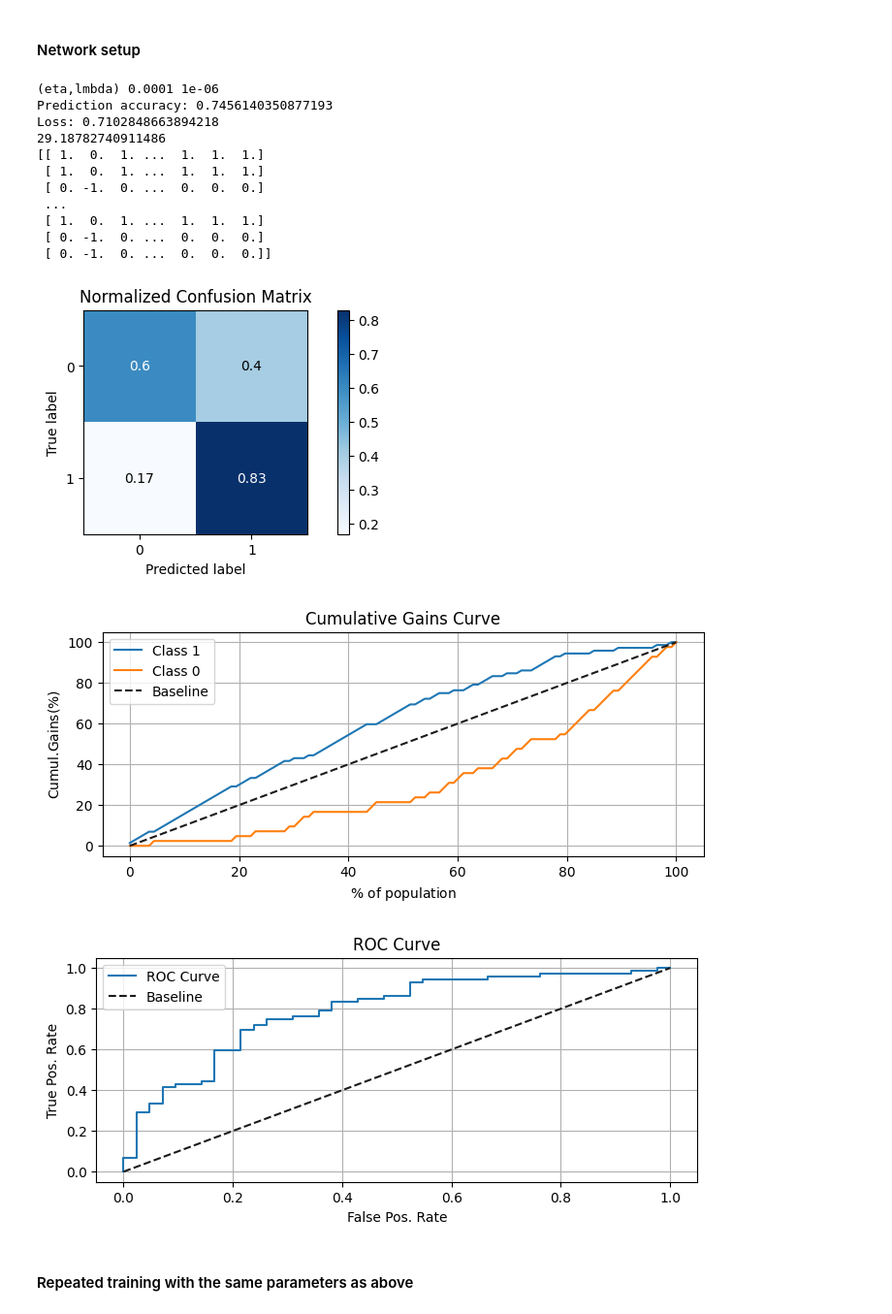
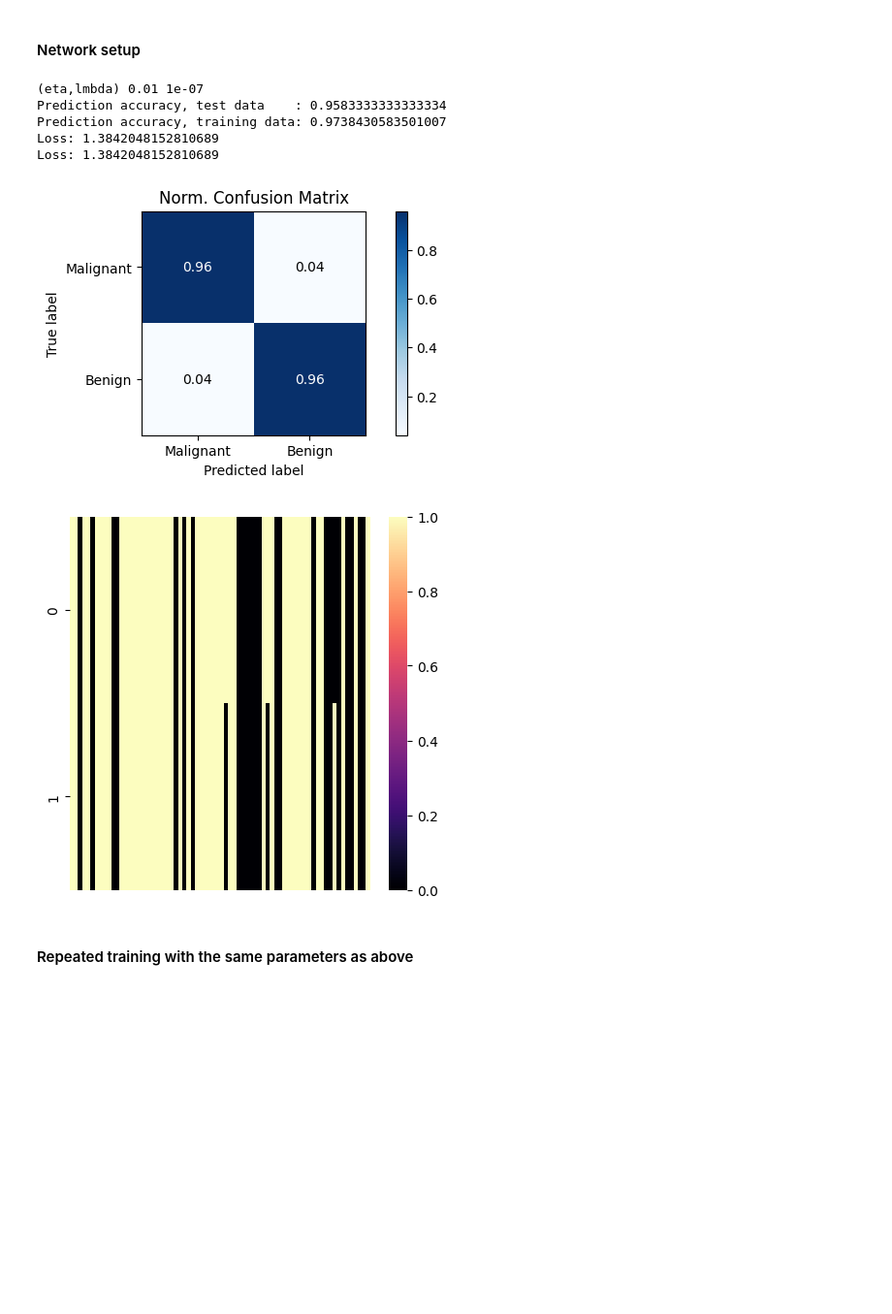
Before and after one commit to andersthorstadboe/project-2-fys-stk4155-ffneural-network, a Jupyter notebook: 01-main/project-02-FFNN-Classifiction.ipynb, the cells around one changed output. Shown at 97% size. Drawn from its saved outputs; the diff is of its cells as text; code cells hidden in the pictures; blank space fills up the shorter version.

```diff
--- a/01-main/project-02-FFNN-Classifiction.ipynb
+++ b/01-main/project-02-FFNN-Classifiction.ipynb
@@ -130,7 +118,7 @@ anp.random.seed(def_seed)
 
 n_inputs,n_features = inputs_train_s.shape
 
-layer_output_sizes = [15,5,1]
+layer_output_sizes = [15,10,1]
 
 hidden_func  = sigmoid #sigmoid, ReLU, expReLU, LeakyReLU, identity, tanh
 hidden_der = sigmoid_der #elementwise_grad(hidden_func)
@@ -153,59 +141,62 @@ network_cl = FFNeuralNework(network_input_size=n_features,layer_output_size=laye
                             cost_function=cost_func,cost_derivative=cost_der,random_state=def_seed)
 
 network_cl.create_layers()
 
 ## Gradient Descent setup
-eta = 1e-4
+eta = 1e-2
 gamma = 0.000001
-lmbda = 1e-6; lp = 2
-gamma = 0.00001
-decay = 0.009
+lmbda = 1e-7; lp = 2
+gamma = 0.0000001
+decay = 0.005
 
-batches = 5; epoch = 1000
+batches = 30; epoch = 1000
 
 ## Calling the gradient descent (GD)-method
 #GDMethod = [PlainGD(eta,lmbda=lmbda,lp=lp),PlainGD(eta,lmbda=lmbda,lp=lp)]
 #GDMethod = [MomentumGD(eta,gamma,lmbda=lmbda,lp=lp),MomentumGD(eta,gamma,lmbda=lmbda,lp=lp)]
 #GDMethod = [Adagrad(eta,gamma,lmbda,lp=lp),Adagrad(eta,gamma,lmbda,lp=lp)]
 GDMethod = [RMSprop(eta,decay=decay),RMSprop(eta,decay=decay)]
 #GDMethod = [ADAM(eta),ADAM(eta)]
 
 
-network_cl.train_network(input=inputs_train_s,target=targets_train,GDMethod=GDMethod,
+network_cl.train_network(input=inputs_train_s,target=targets_train,GDMethod=GDMethod,eta=eta,
                                 batches=batches,epochs=epoch)
 
 final_prediction = network_cl.predict(inputs_test_s,binary=False)
 final_prediction_bin = np.zeros_like(final_prediction)
 for k in range(len(final_prediction)):
     if final_prediction[k] >= 0.5:
         final_prediction_bin[k] = 1
 
+final_prediction_train = network_cl.predict(inputs_train_s,binary=False)
+final_prediction_train_bin = np.zeros_like(final_prediction_train)
+for k in range(len(final_prediction_train)):
+    if final_prediction_train[k] >= 0.5:
+        final_prediction_train_bin[k] = 1
+
 acc = accuracy_score(targets_test,final_prediction_bin)#network_cl.accuracy(final_prediction,targets=targets_test#print('(eta,gamma)',eta[i],gamma[j])
+acc_train = accuracy_score(targets_train,final_prediction_train_bin)
 print('(eta,lmbda)',eta,lmbda)
-print('Prediction accuracy:',acc)
+print('Prediction accuracy, test data    :',acc)
+print('Prediction accuracy, training data:',acc_train)
 print('Loss:',network_cl.cost(inputs_test_s,targets_test))
-mse_train = mse_predict(final_prediction,targets_test)
-print(mse_train)
+print('Loss:',log_loss(final_prediction,targets_test))
 
-print(targets_test-final_prediction_bin)
-ax = confusion_roc_cumul_gains(targets_test,final_prediction[:,0])
-
+#print(targets_test - final_prediction_bin)
+#print((targets_test - final_prediction_bin)[:5,:5])
+ax = confusion_roc_cumul_gains(targets_test,final_prediction[:,0],plots='confusion')
 #print('Prediction accuracy:',acc)
+fig,cx = plt.subplots(1,1,figsize=(5,5))
+#_ = plt.imshow([targets_test,final_prediction_bin[:,0]],aspect='auto')
+cx = sns.heatmap([targets_test,final_prediction_bin[:,0]],xticklabels=False,cmap='magma')
 # %% [output]
-(eta,lmbda) 0.0001 1e-06
-Prediction accuracy: 0.7456140350877193
-Loss: 0.7102848663894218
-29.18782740911486
-[[ 1.  0.  1. ...  1.  1.  1.]
- [ 1.  0.  1. ...  1.  1.  1.]
- [ 0. -1.  0. ...  0.  0.  0.]
- ...
- [ 1.  0.  1. ...  1.  1.  1.]
- [ 0. -1.  0. ...  0.  0.  0.]
- [ 0. -1.  0. ...  0.  0.  0.]]
+(eta,lmbda) 0.01 1e-07
+Prediction accuracy, test data    : 0.9583333333333334
+Prediction accuracy, training data: 0.9738430583501007
+Loss: 1.3842048152810689
+Loss: 1.3842048152810689
-[figure, old version]
+[figure, new version]
-[figure, old version]
+[figure, new version]
-[figure, removed]
 # %% [markdown]
 #### Repeated training with the same parameters as above
 # %%
```
Also changed, not shown: parts of 5 cells of this notebook, 5 other files.
